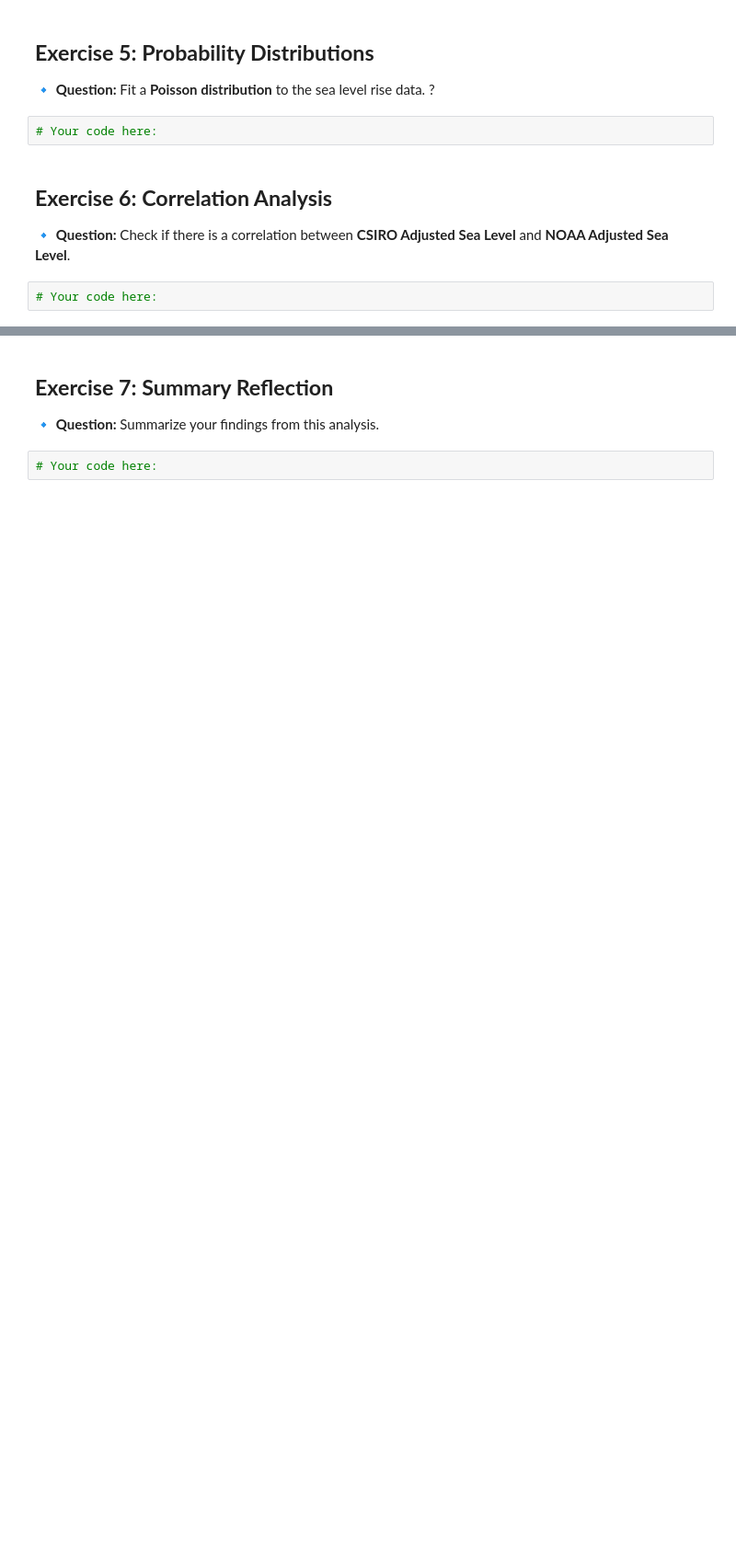
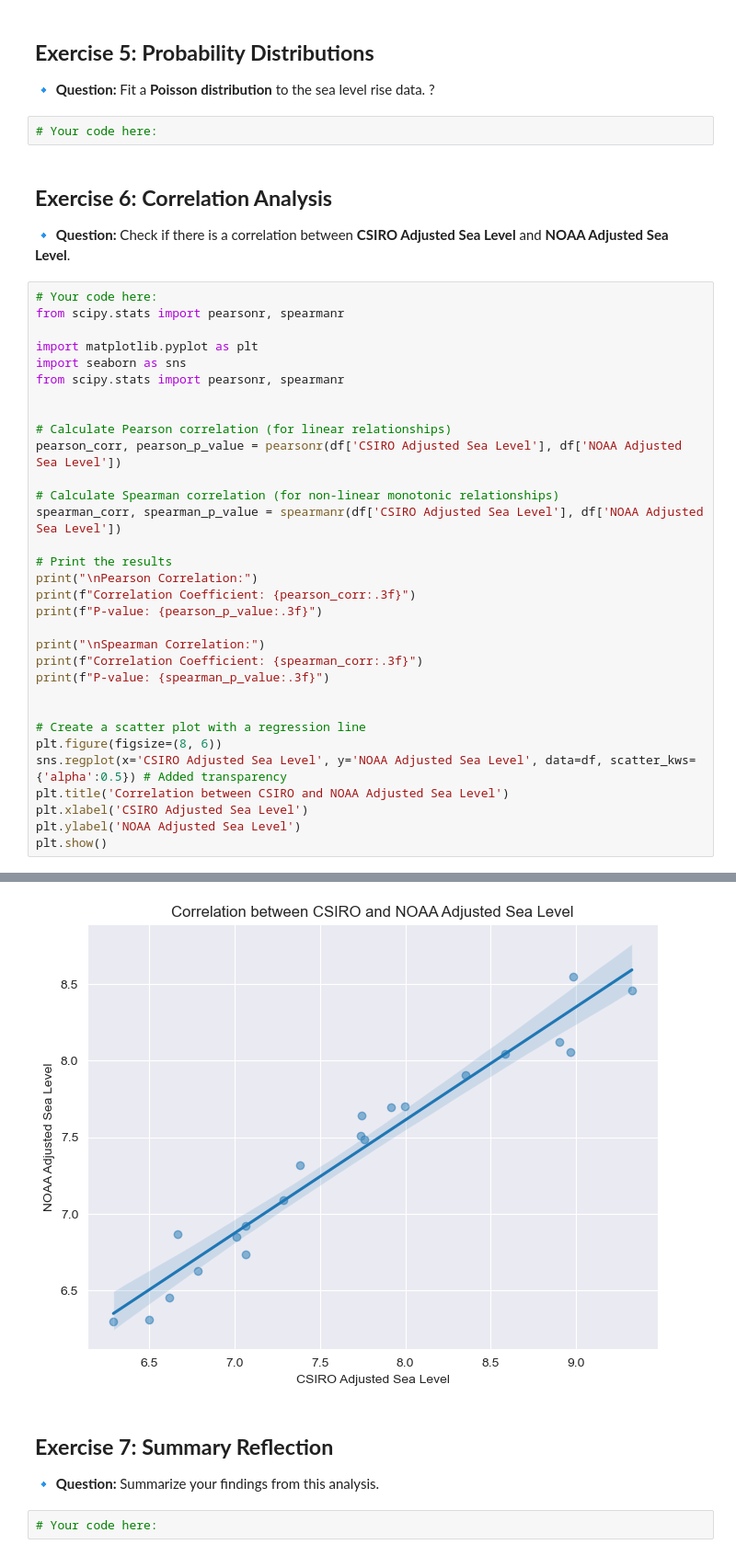
Before and after one commit to 01Qin/DataAnalytics, a Jupyter notebook: week 4/practice 4.ipynb, the cells around one changed output, grey strips where cells are left out. Shown at 92% size. Drawn from its saved outputs; the diff is of its cells as text; blank space fills up the shorter version.

```diff
--- a/week 4/practice 4.ipynb
+++ b/week 4/practice 4.ipynb
@@ -143,3 +143,34 @@ T-test (21st vs 20st Century Sea Level): t-stat = 9.159411123588008, p-value = 2
 🔹 **Question:** Check if there is a correlation between **CSIRO Adjusted Sea Level** and **NOAA Adjusted Sea Level**.
 # %%
 # Your code here:
+from scipy.stats import pearsonr, spearmanr
+
+import matplotlib.pyplot as plt
+import seaborn as sns
+from scipy.stats import pearsonr, spearmanr
+
+
+# Calculate Pearson correlation (for linear relationships)
+pearson_corr, pearson_p_value = pearsonr(df['CSIRO Adjusted Sea Level'], df['NOAA Adjusted Sea Level'])
+
+# Calculate Spearman correlation (for non-linear monotonic relationships)
+spearman_corr, spearman_p_value = spearmanr(df['CSIRO Adjusted Sea Level'], df['NOAA Adjusted Sea Level'])
+
+# Print the results
+print("\nPearson Correlation:")
+print(f"Correlation Coefficient: {pearson_corr:.3f}")
+print(f"P-value: {pearson_p_value:.3f}")
+
+print("\nSpearman Correlation:")
+print(f"Correlation Coefficient: {spearman_corr:.3f}")
+print(f"P-value: {spearman_p_value:.3f}")
+
+
+# Create a scatter plot with a regression line
+plt.figure(figsize=(8, 6))
+sns.regplot(x='CSIRO Adjusted Sea Level', y='NOAA Adjusted Sea Level', data=df, scatter_kws={'alpha':0.5}) # Added transparency
+plt.title('Correlation between CSIRO and NOAA Adjusted Sea Level')
+plt.xlabel('CSIRO Adjusted Sea Level')
+plt.ylabel('NOAA Adjusted Sea Level')
+plt.show()
+# %% [output]
@@ -146,3 +184,4 @@ T-test (21st vs 20st Century Sea Level): t-stat = 9.159411123588008, p-value = 2
+[figure, added]
 # %% [markdown]
 ## **Exercise 7: Summary Reflection**
 🔹 **Question:** Summarize your findings from this analysis.
```
Also changed, not shown: parts of 2 cells of this notebook.
